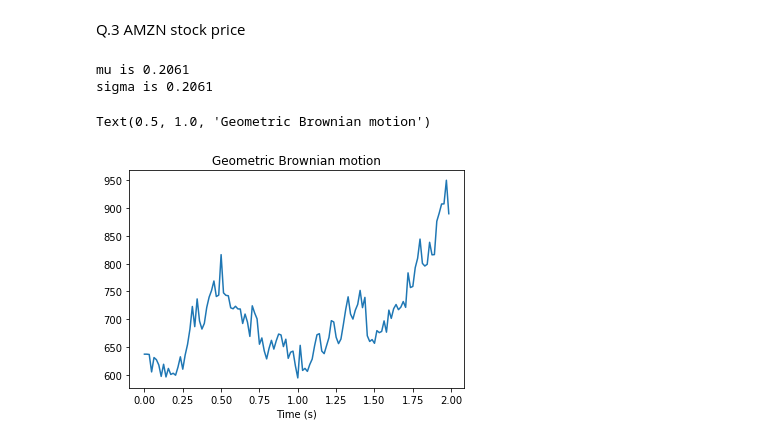
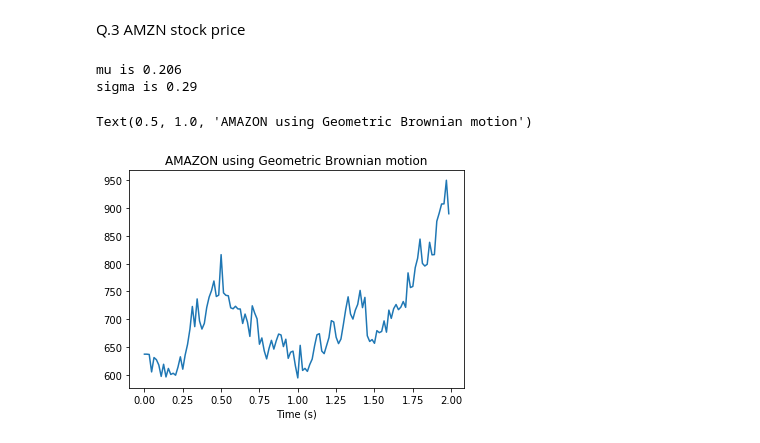
Before and after one commit to JIGARKAPADIYA/COMPUTAIONAL-FINANCE, a Jupyter notebook: CompFin4.ipynb, the cells around one changed output. Drawn from its saved outputs; the diff is of its cells as text; code cells hidden in the pictures.

```diff
--- a/CompFin4.ipynb
+++ b/CompFin4.ipynb
@@ -52,33 +50,33 @@ Q.3 AMZN stock price
 # %%
 import csv
 import pandas as pd
 df = pd.read_csv('Amazon.csv')
 adj = df['Adj. Close']
 returns = np.zeros(len(adj)-1)
 for i in range(1,len(adj)):
   returns[i-1]=(adj[i]-adj[i-1] )/ adj[i-1]
 x=np.mean(returns)*252
-print("mu is "+str(round(x,4)))
+print("mu is "+str(round(x,3)))
 sig = np.sqrt(np.var(returns))*np.sqrt(252)
-print("sigma is "+str(round(x,4)))
+print("sigma is "+str(round(sig,2)))
 N=64
 T=2
 u=x
 var=sig*sig
 np.random.seed(22)
 t=np.arange(0,N*T,1)
 B=np.zeros(len(t))
 S=np.zeros(len(t))
 S[0]=636.99
 for i in range(len(t)-1):
   B[i+1]=B[i]+np.random.normal()
 for i in range(N*T -1):
   S[i+1]=S[0]*m.exp(u*t[i]/N - var*t[i]/(2*N) + sig*B[i]/np.sqrt(N))
 plt.plot(t/N,S)
 plt.xlabel("Time (s)")
-plt.title("Geometric Brownian motion")
+plt.title("AMAZON using Geometric Brownian motion")
 # %% [output]
-mu is 0.2061
-sigma is 0.2061
+mu is 0.206
+sigma is 0.29
-Text(0.5, 1.0, 'Geometric Brownian motion')
+Text(0.5, 1.0, 'AMAZON using Geometric Brownian motion')
-[figure, old version]
+[figure, new version]
```
Also changed, not shown: parts of 1 cell of this notebook.
